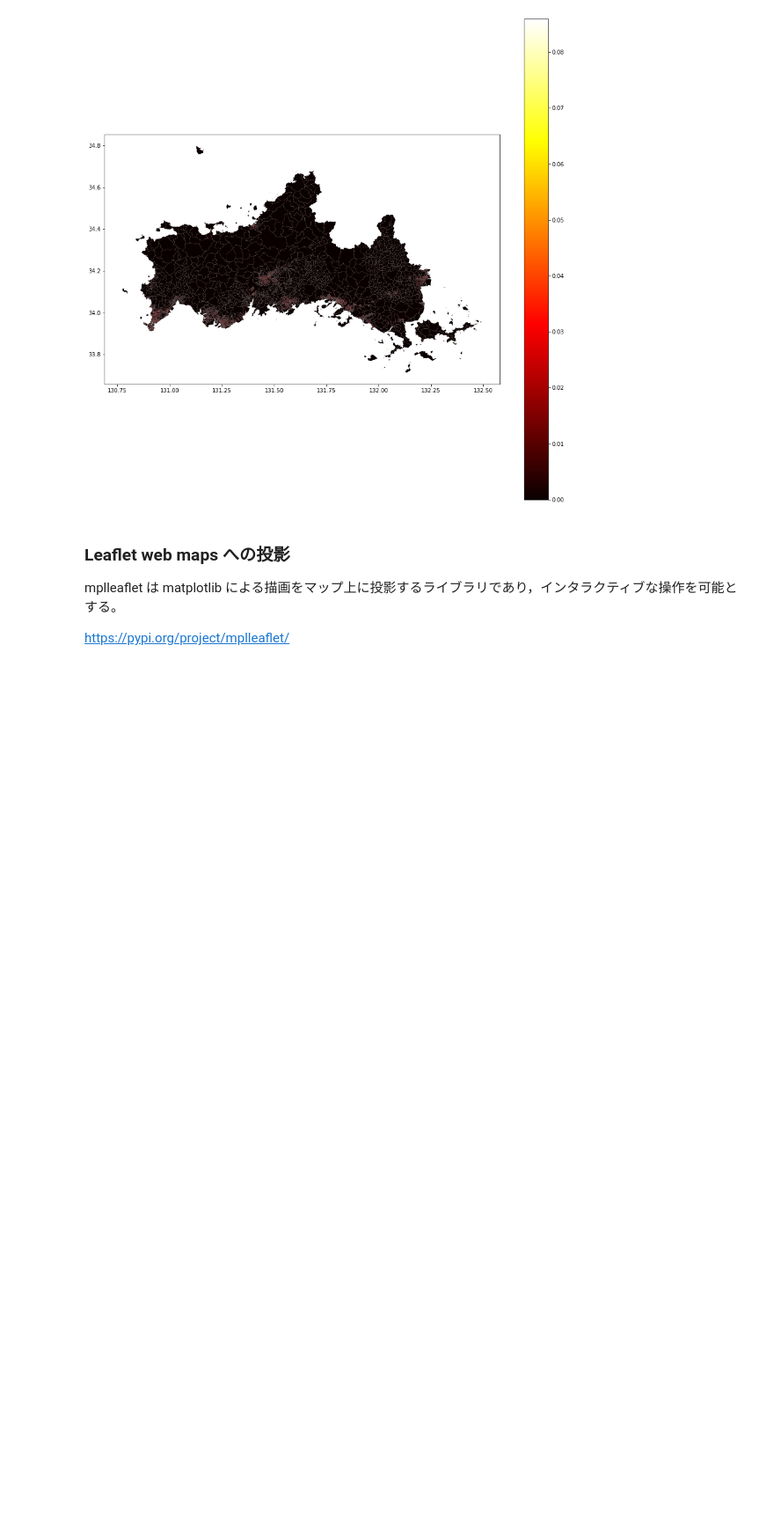
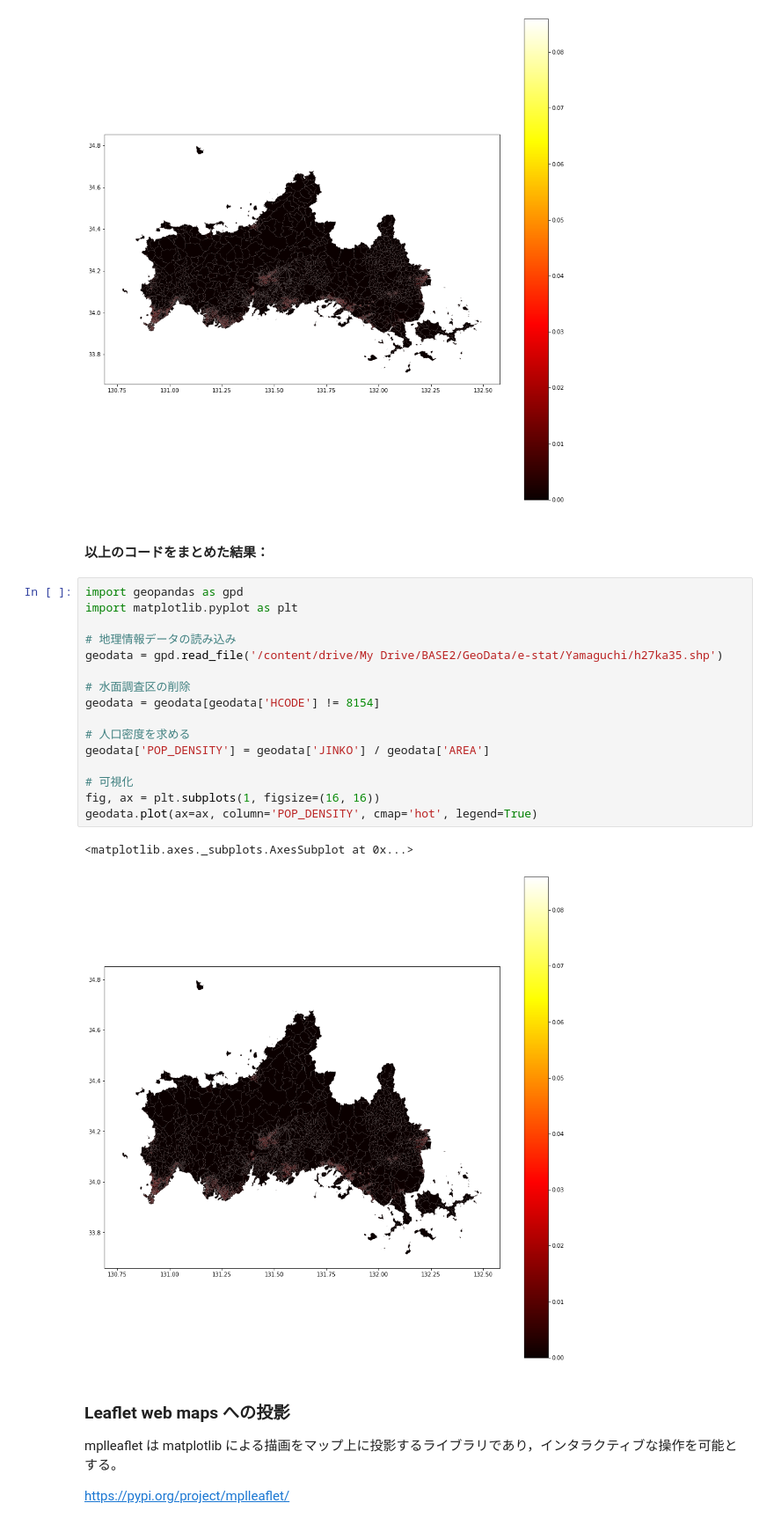
Before and after one commit to ymuto0302/base2_2020, a Jupyter notebook: pop_density.ipynb, the cells around one changed output. Shown at 88% size. Drawn from its saved outputs; the diff is of its cells as text; blank space fills up the shorter version.

```diff
--- a/pop_density.ipynb
+++ b/pop_density.ipynb
@@ -110,6 +113,27 @@ geodata.plot(ax=ax, column='POP_DENSITY', cmap='hot', legend=True)
 # %% [output]
 <matplotlib.axes._subplots.AxesSubplot at 0x...>
 [figure]
+# %% [markdown]
+#### 以上のコードをまとめた結果：
+# %%
+import geopandas as gpd
+import matplotlib.pyplot as plt
+
+# 地理情報データの読み込み
+geodata = gpd.read_file('/content/drive/My Drive/BASE2/GeoData/e-stat/Yamaguchi/h27ka35.shp')
+
+# 水面調査区の削除
+geodata = geodata[geodata['HCODE'] != 8154]
+
+# 人口密度を求める
+geodata['POP_DENSITY'] = geodata['JINKO'] / geodata['AREA']
+
+# 可視化
+fig, ax = plt.subplots(1, figsize=(16, 16))
+geodata.plot(ax=ax, column='POP_DENSITY', cmap='hot', legend=True)
+# %% [output]
+<matplotlib.axes._subplots.AxesSubplot at 0x...>
+[figure, added]
 # %% [markdown]
 ### Leaflet web maps への投影
 
```
Also changed, not shown: parts of 2 cells of this notebook.
